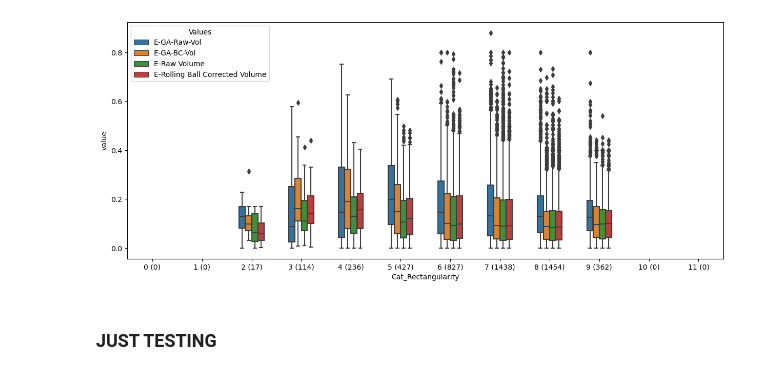
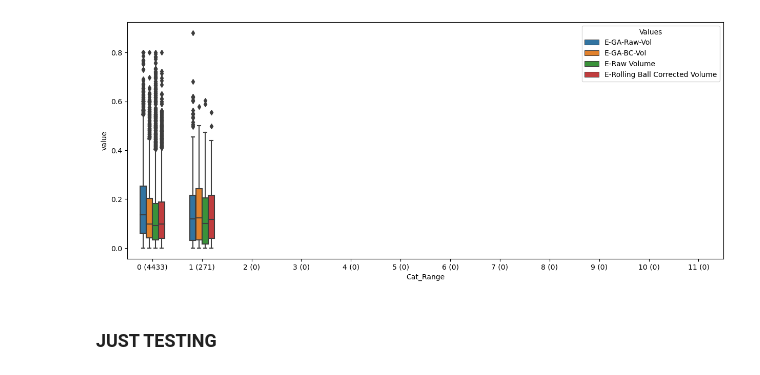
Before and after one commit to mattaq31/GelGenie, a Jupyter notebook: python-gelgenie/statistical_analysis/Combined Gel Band Data Analysis.ipynb, the cells around one changed output. Saved outputs shown, nothing was run; the diff lists cells and outputs as text; code cells hidden in the pictures.

```diff
--- a/python-gelgenie/statistical_analysis/Combined Gel Band Data Analysis.ipynb
+++ b/python-gelgenie/statistical_analysis/Combined Gel Band Data Analysis.ipynb
@@ -186,8 +188,8 @@ def adaptive_normalisation(data_dict, ladder_dict, columns_to_extract):
 # %%
 # per gel boxplots, categorised by one of the binned values generated earlier
 # TODO: how are there so many high-error values?  Need to investigate the adaptive normalisation
-selected_gels = [18,19,20]
-target_x = 'Cat_Background'
+selected_gels = [17]
+target_x = 'Cat_Range'
 quantities = ['GA-Raw-Vol', 'GA-BC-Vol','Raw Volume', 'Rolling Ball Corrected Volume', 'Global Corrected Volume', 'Local Corrected Volume']
 
 all_bins = range(12)
@@ -230,8 +230,9 @@ for gelid in selected_gels:
 # full dataset boxplots
 # TODO: Again, why are there so many high error values?  Something must be going wrong with the adaptive normalisation
 selected_gels = origin_data.keys()
-target_x = 'Cat_Rectangularity'
+target_x = 'Cat_Range'
 quantities = ['GA-Raw-Vol', 'GA-BC-Vol','Raw Volume', 'Rolling Ball Corrected Volume', 'Global Corrected Volume', 'Local Corrected Volume']
+all_bins = range(12)
 
 for g_index, gelid in enumerate(selected_gels):
     ref_vals = reference_df[reference_df['Ladder'] == ladder_dict[gelid]]
@@ -242,34 +243,34 @@ for g_index, gelid in enumerate(selected_gels):
     # combines all data into a single big dataframe here
     if g_index == 0:
         temp_combo_df = adaptive_normalisation(origin_data[gelid].reset_index(), ref_vals, columns_to_extract)
         temp_combo_df['Gel ID'] = gelid
         for index, quantity in enumerate(quantities):
             quant_data = norm_by_lane(origin_data[gelid], quantity).reset_index(drop=True)
             temp_combo_df[quantity] = quant_data
             temp_combo_df['E-%s' % quantity] = np.abs(temp_combo_df['Reference Value']-quant_data)
     else:
         tdf2 = adaptive_normalisation(origin_data[gelid].reset_index(), ref_vals, columns_to_extract)
         tdf2['Gel ID'] = gelid
         for index, quantity in enumerate(quantities):
             quant_data = norm_by_lane(origin_data[gelid], quantity).reset_index(drop=True)
             tdf2[quantity] = quant_data
             tdf2['E-%s' % quantity] = np.abs(tdf2['Reference Value']-quant_data)
         temp_combo_df = pd.concat([temp_combo_df, tdf2], ignore_index=True)
 
 plt.figure(figsize=(15, 6))
 # melts data for plotting
 df_melted = pd.melt(temp_combo_df, id_vars=[target_x], value_vars=['E-GA-Raw-Vol', 'E-GA-BC-Vol', 'E-Raw Volume', 'E-Rolling Ball Corrected Volume'], var_name='Values')
 ax = sns.boxplot(x=target_x, y='value', hue='Values', data=df_melted, width=0.5,order=all_bins)
 
 x_label = []
 # Adds text annotations for the number of instances in each boxplot
 for category in all_bins:
     num_instances = len(temp_combo_df[temp_combo_df[target_x] == category])
     x_label.append('%s (%s)' % (category, num_instances))
 ax.set_xticklabels(x_label)
 pass
 # %% [output]
-[figure, old version]
+[figure, new version]
 # %% [markdown]
 ### JUST TESTING
 # %%
```
Also changed, not shown: parts of 2 cells of this notebook.
